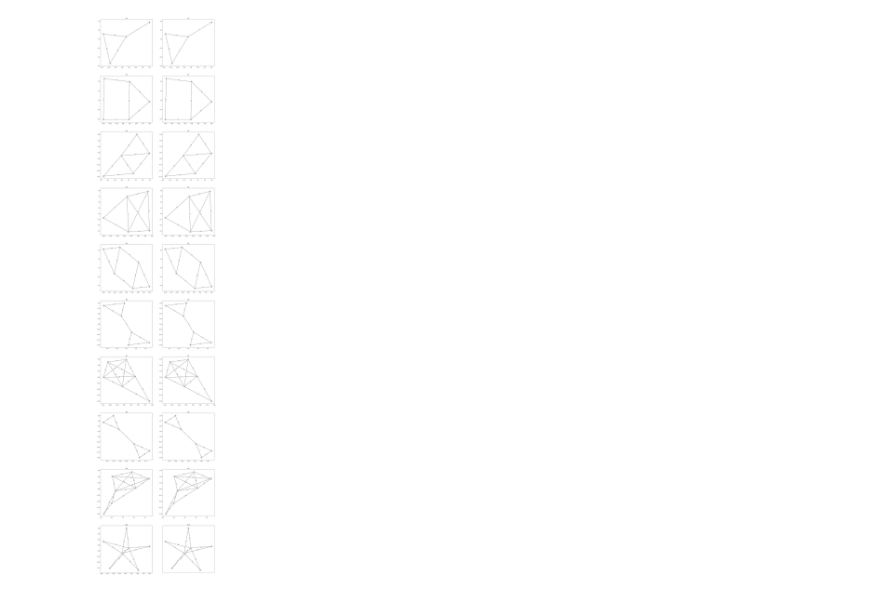
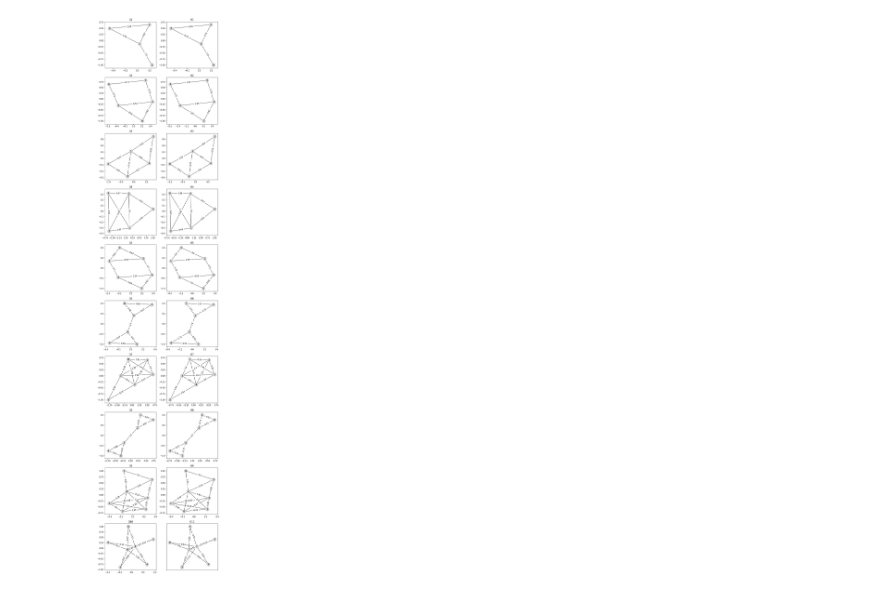
Before and after one commit to Romcos/effective-resistance, a Jupyter notebook: Random walks To sample tree Covering all edges Aldous.ipynb, the cells around one changed output. Cells and saved outputs as stored; diff of their text form; code cells hidden in the pictures.

```diff
--- a/Random walks To sample tree Covering all edges Aldous.ipynb
+++ b/Random walks To sample tree Covering all edges Aldous.ipynb
@@ -168,21 +168,21 @@ array([1.    , 0.663 , 0.6723, 0.6647])
 weights_uniform = [MC_edge_probability(G,transition_matrix_uniform(G)) for G in graphs]
 weights_adapted = [MC_edge_probability(G,transition_matrix_adapted(G)) for G in graphs]
 # %%
-fig, axes = plt.subplots(nrows=len(graphs), ncols=2, figsize = (20,10*len(graphs)))
+fig, axes = plt.subplots(nrows=len(graphs), ncols=2, figsize = (10,5*len(graphs)))
 ax = axes.flatten()
 
 for i in range(len(graphs)):
     pos = nx.spring_layout(graphs[i])
     nx.draw_networkx(graphs[i],pos = pos, node_color = "lightgray", ax=ax[2*i])
     labels = {list(graphs[i].edges)[j]: np.round(weights_uniform[i][j], decimals = 2) for j in range(graphs[i].size())}
     nx.draw_networkx_edge_labels(graphs[i],pos,edge_labels=labels, ax=ax[2*i])
     ax[2*i].title.set_text("G"+str(i+1))
 
     nx.draw_networkx(graphs[i],pos = pos, node_color = "lightgray", ax=ax[2*i+1])
     labels = {list(graphs[i].edges)[j]: np.round(weights_adapted[i][j], decimals = 2) for j in range(graphs[i].size())}
     nx.draw_networkx_edge_labels(graphs[i],pos,edge_labels=labels, ax=ax[2*i+1])
     ax[2*i+1].title.set_text("G"+str(i+1))
 
 plt.show()
 # %% [output]
-[figure, old version]
+[figure, new version]
```
Also changed, not shown: parts of 3 cells of this notebook.
